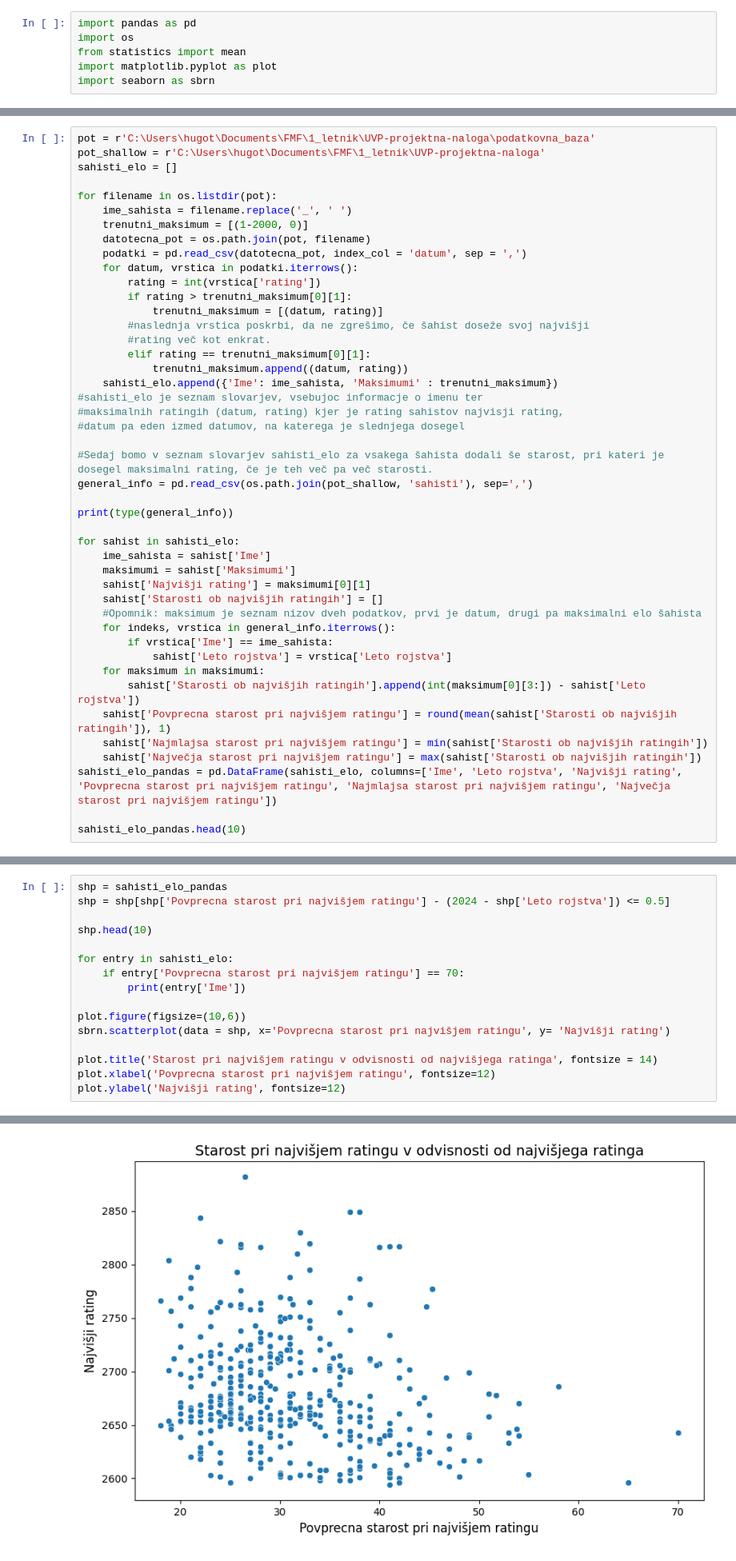
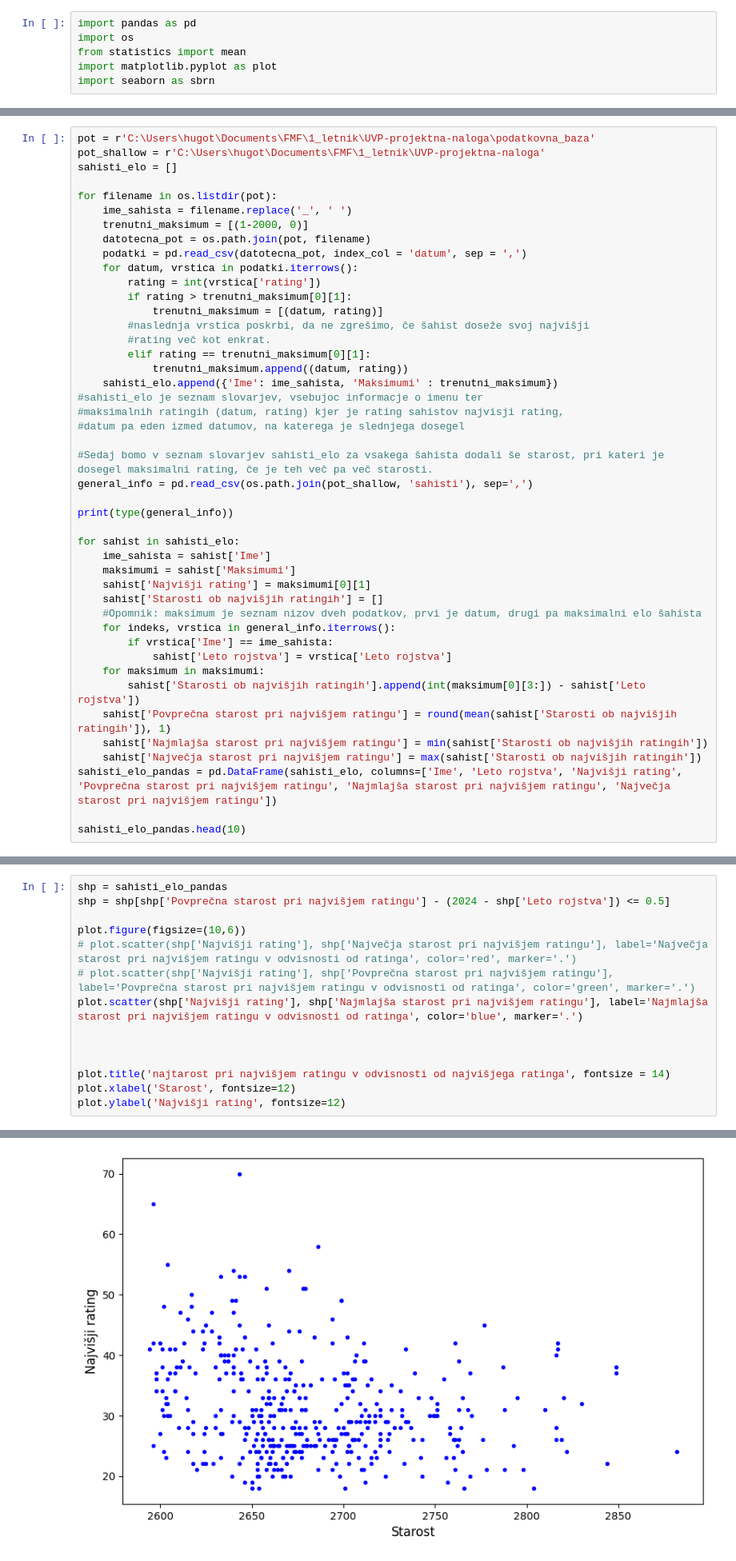
Before and after one commit to HugoTrebse/UVP-projektna-naloga, a Jupyter notebook: analiza.ipynb, the cells around one changed output, grey strips where cells are left out. Shown at 80% size. Drawn from its saved outputs; the diff is of its cells as text.

Commit message:
Dodal analizo starosti v odvisnosti od peak ratinga.

```diff
--- a/analiza.ipynb
+++ b/analiza.ipynb
@@ -54,10 +54,10 @@ for sahist in sahisti_elo:
             sahist['Leto rojstva'] = vrstica['Leto rojstva']
     for maksimum in maksimumi:
         sahist['Starosti ob najvišjih ratingih'].append(int(maksimum[0][3:]) - sahist['Leto rojstva'])
-    sahist['Povprecna starost pri najvišjem ratingu'] = round(mean(sahist['Starosti ob najvišjih ratingih']), 1)
-    sahist['Najmlajsa starost pri najvišjem ratingu'] = min(sahist['Starosti ob najvišjih ratingih'])
+    sahist['Povprečna starost pri najvišjem ratingu'] = round(mean(sahist['Starosti ob najvišjih ratingih']), 1)
+    sahist['Najmlajša starost pri najvišjem ratingu'] = min(sahist['Starosti ob najvišjih ratingih'])
     sahist['Največja starost pri najvišjem ratingu'] = max(sahist['Starosti ob najvišjih ratingih'])
-sahisti_elo_pandas = pd.DataFrame(sahisti_elo, columns=['Ime', 'Leto rojstva', 'Najvišji rating', 'Povprecna starost pri najvišjem ratingu', 'Najmlajsa starost pri najvišjem ratingu', 'Največja starost pri najvišjem ratingu'])
+sahisti_elo_pandas = pd.DataFrame(sahisti_elo, columns=['Ime', 'Leto rojstva', 'Najvišji rating', 'Povprečna starost pri najvišjem ratingu', 'Najmlajša starost pri najvišjem ratingu', 'Največja starost pri najvišjem ratingu'])
 
 sahisti_elo_pandas.head(10)
 # %% [output]
@@ -80,18 +80,16 @@ Zanima nas, pri kateri starosti šahisti v splošnem dosežejo svojo najvišji r
 Da bi to analizirali uspešno moramo upoštevati še dejstvo, da nekateri igralci še niso dosegli svojega najvišjega ratinga; oz. ga trenutno dosegajo. Prvega faktorja žal ne moramo odpraviti, saj ne znamo predvideti, ali bo posameznik v prihodnosti postal boljši, slabši ali pa če bo celo nehal igrati šah na profesionalnem nivoju. Drugi faktor pa bomo nagovorili tako, da iz statistične analize eliminiramo vse igralce, ki so svoj najvišji rating dosegli v zadnjih 6 mesecih.
 # %%
 shp = sahisti_elo_pandas
-shp = shp[shp['Povprecna starost pri najvišjem ratingu'] - (2024 - shp['Leto rojstva']) <= 0.5]
-
-shp.head(10)
-
-for entry in sahisti_elo:
-    if entry['Povprecna starost pri najvišjem ratingu'] == 70:
-        print(entry['Ime'])
+shp = shp[shp['Povprečna starost pri najvišjem ratingu'] - (2024 - shp['Leto rojstva']) <= 0.5]
 
 plot.figure(figsize=(10,6))
-sbrn.scatterplot(data = shp, x='Povprecna starost pri najvišjem ratingu', y= 'Najvišji rating')
+# plot.scatter(shp['Najvišji rating'], shp['Največja starost pri najvišjem ratingu'], label='Največja starost pri najvišjem ratingu v odvisnosti od ratinga', color='red', marker='.')
+# plot.scatter(shp['Najvišji rating'], shp['Povprečna starost pri najvišjem ratingu'], label='Povprečna starost pri najvišjem ratingu v odvisnosti od ratinga', color='green', marker='.')
+plot.scatter(shp['Najvišji rating'], shp['Najmlajša starost pri najvišjem ratingu'], label='Najmlajša starost pri najvišjem ratingu v odvisnosti od ratinga', color='blue', marker='.')
 
-plot.title('Starost pri najvišjem ratingu v odvisnosti od najvišjega ratinga', fontsize = 14)
-plot.xlabel('Povprecna starost pri najvišjem ratingu', fontsize=12)
+
+
+plot.title('najtarost pri najvišjem ratingu v odvisnosti od najvišjega ratinga', fontsize = 14)
+plot.xlabel('Starost', fontsize=12)
 plot.ylabel('Najvišji rating', fontsize=12)
 # %% [output]
@@ -100 +97 @@ Text(0, 0.5, 'Najvišji rating')
-[figure, old version]
+[figure, new version]
```
Also changed, not shown: parts of 3 cells of this notebook.
